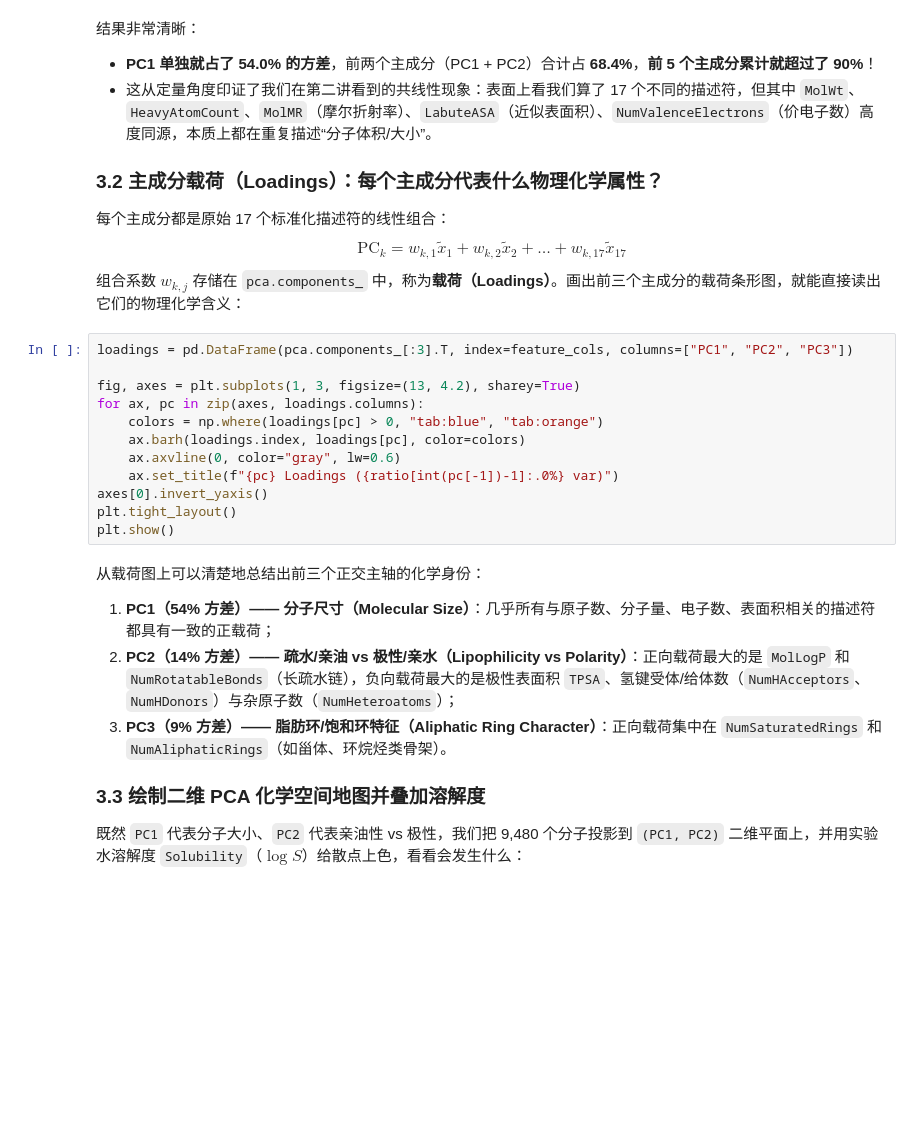
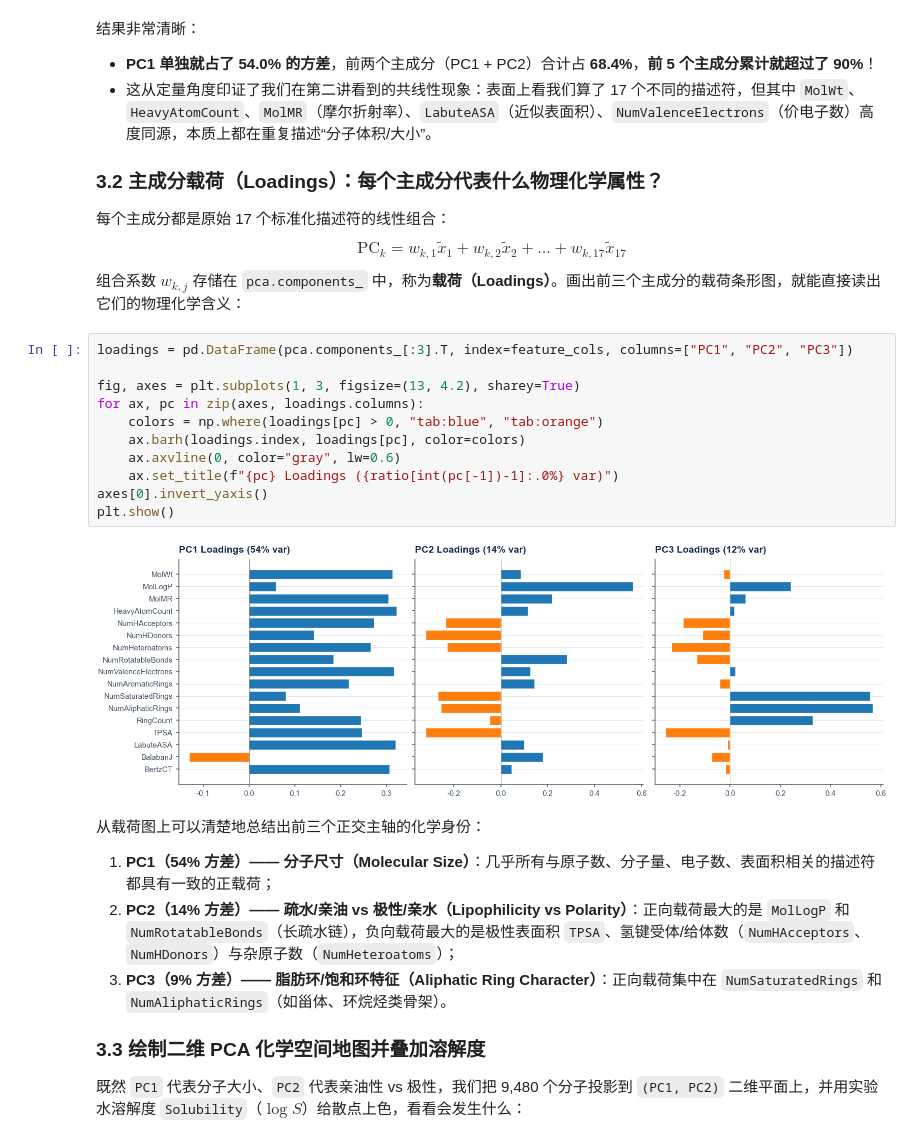
Before and after one commit to Zeshengliu213/ai-for-materials, a Jupyter notebook: 03 - Unsupervised Learning/03a_dimensionality_reduction.ipynb, the cells around one changed output. Drawn from its saved outputs; the diff is of its cells as text; blank space fills up the shorter version.

```diff
--- a/03 - Unsupervised Learning/03a_dimensionality_reduction.ipynb
+++ b/03 - Unsupervised Learning/03a_dimensionality_reduction.ipynb
@@ -169,15 +186,16 @@ $$\text{PC}_k = w_{k,1} \tilde{x}_1 + w_{k,2} \tilde{x}_2 + \dots + w_{k,17} \ti
 # %%
 loadings = pd.DataFrame(pca.components_[:3].T, index=feature_cols, columns=["PC1", "PC2", "PC3"])
 
 fig, axes = plt.subplots(1, 3, figsize=(13, 4.2), sharey=True)
 for ax, pc in zip(axes, loadings.columns):
     colors = np.where(loadings[pc] > 0, "tab:blue", "tab:orange")
     ax.barh(loadings.index, loadings[pc], color=colors)
     ax.axvline(0, color="gray", lw=0.6)
     ax.set_title(f"{pc} Loadings ({ratio[int(pc[-1])-1]:.0%} var)")
 axes[0].invert_yaxis()
-plt.tight_layout()
 plt.show()
+# %% [output]
+[figure, added]
 # %% [markdown]
 从载荷图上可以清楚地总结出前三个正交主轴的化学身份：
 1. **PC1（54% 方差）—— 分子尺寸（Molecular Size）**：几乎所有与原子数、分子量、电子数、表面积相关的描述符都具有一致的正载荷；
```
Also changed, not shown: parts of 21 cells of this notebook, 27 other files.
